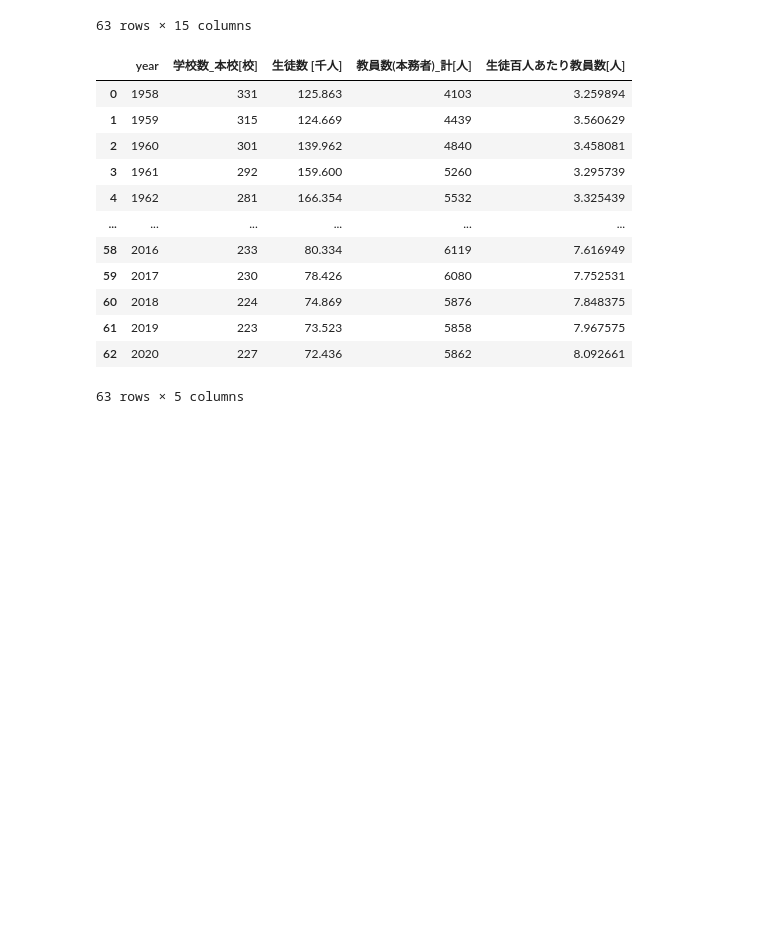
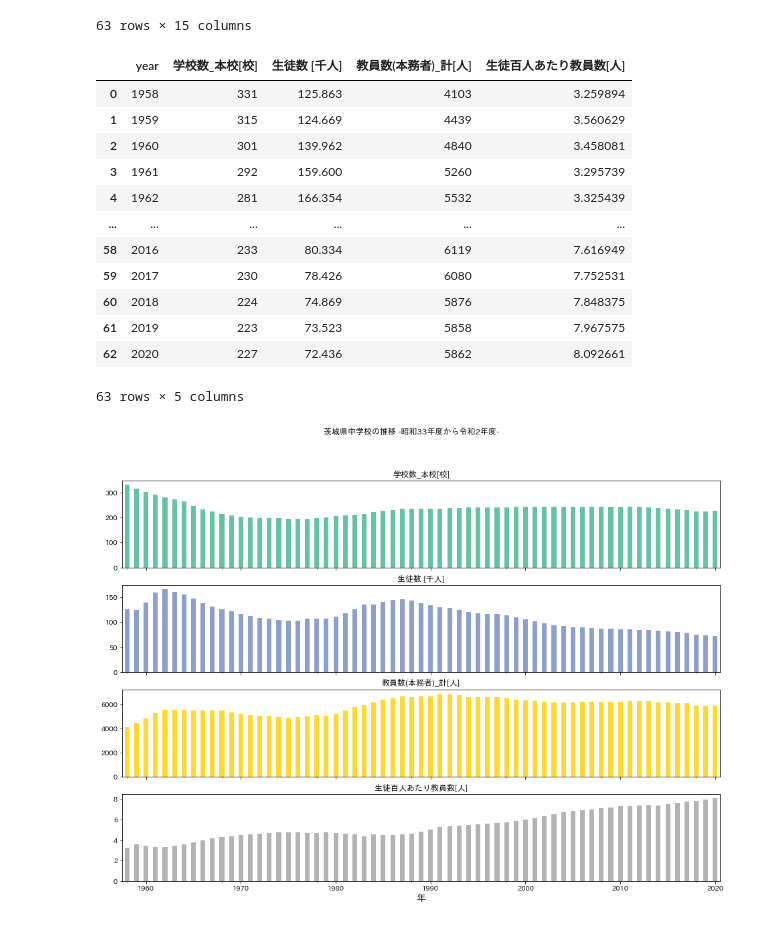
Before and after one commit to sa-ishi/Ibaraki-School-data, a Jupyter notebook: ibaraki_chuugaku.ipynb, the cells around one changed output. Drawn from its saved outputs; the diff is of its cells as text; code cells hidden in the pictures; blank space fills up the shorter version.

```diff
--- a/ibaraki_chuugaku.ipynb
+++ b/ibaraki_chuugaku.ipynb
@@ -45,6 +46,20 @@ tyuugaku
 | 61 | 2019 | 223 | 73.523 | 5858 | 7.967575 |
 | 62 | 2020 | 227 | 72.436 | 5862 | 8.092661 |
 63 rows × 5 columns
+# %%
+%matplotlib inline
+import matplotlib.pyplot as plt
+import japanize_matplotlib
+xlabels = np.arange(1960, 1958+63, 10)
+cmap='Set2'
+tyuugaku.plot(figsize=(16,11), sharex=True,  subplots=True, kind='bar', x = 'year',
+              cmap=cmap, title="茨城県中学校の推移 -昭和33年度から令和2年度-",legend=False)
+plt.xlabel('年', fontsize=14)
+plt.xticks([2,12,22,32,42,52,62], xlabels, rotation='0')
+plt.savefig("graph/茨城中学校数の推移" + cmap +".png")
+plt.show()
+# %% [output]
+[figure, added]
 # %%
 %matplotlib inline
 import matplotlib.pyplot as plt
```
Also changed, not shown: parts of 13 cells of this notebook.
